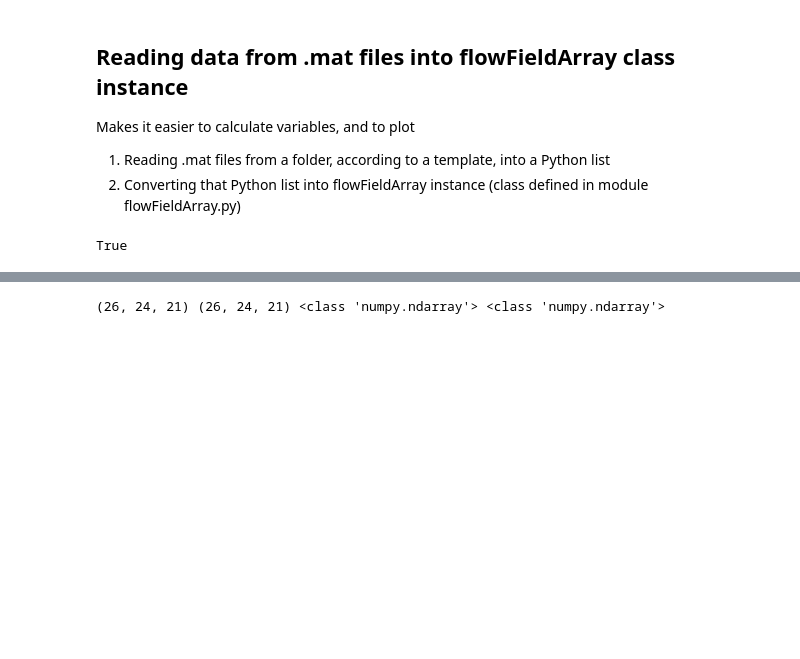
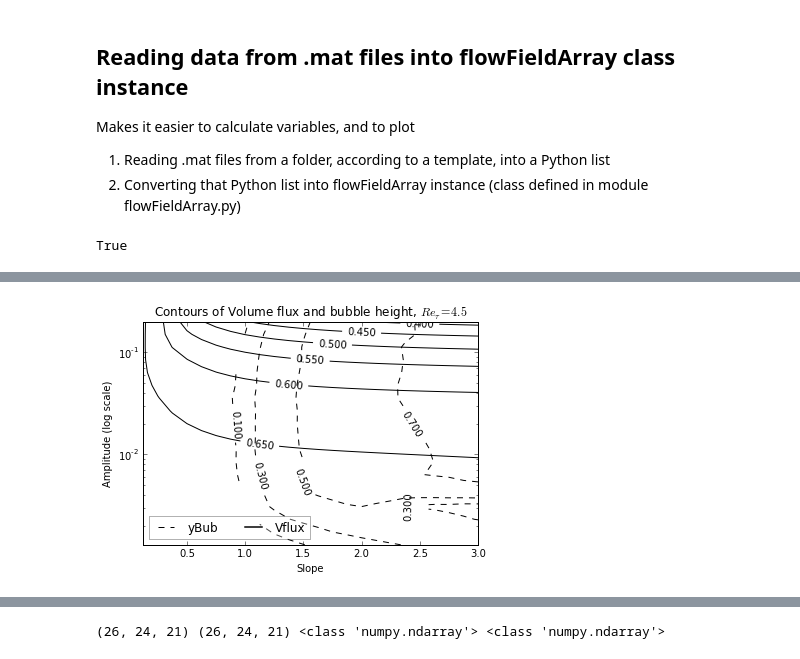
Before and after one commit to saba-vadarevu/Grooved-Channel-Flow, a Jupyter notebook: flowField.ipynb, the cells around one changed output, grey strips where cells are left out. Drawn from its saved outputs; the diff is of its cells as text; code cells hidden in the pictures; blank space fills up the shorter version.

```diff
--- a/flowField.ipynb
+++ b/flowField.ipynb
@@ -110,0 +237,88 @@ True
+# %%
+#fluxArr = vArr.getProperty('flux',withBase=True)
+
+import matplotlib.lines as mlines
+eOff = 7
+plt.figure()
+ax = plt.gca()
+plt.title ('Contours of Volume flux and bubble height, $Re_{\\tau}=4.5$')
+plt.xlabel ('Slope');  plt.ylabel ('Amplitude (log scale)')
+ax.set_yscale('log')
+CF = plt.contour(2.*gArr[eOff:],2.*epsArr[eOff:],fluxArr[eOff:,:,0],levels=[0.4,0.45,0.5,0.55,0.6,0.65],colors = 'k')
+plt.clabel(CF)
+plt.draw()
+
+CF = plt.contour(2.*gArr[eOff:],2.*epsArr[eOff:],ybub[eOff:,:,0],levels=[0.1,0.3,0.5,0.7],colors = 'k',linestyles = 'dashed')
+plt.clabel(CF)
+plt.draw()
+
+black_line = mlines.Line2D([], [], color='k', label='Vflux',linewidth = 1.5)
+dashed_line = mlines.Line2D([], [], color='k', label='yBub',linewidth = 1,linestyle = '--')
+plt.legend(handles=[dashed_line,black_line],framealpha = 0.3,loc = 'lower left', ncol = 2)#bbox_to_anchor=(0.24, 0.20),)
+plt.savefig('./figures/vFluxYbubReT4.pdf',format='pdf')
+plt.show()
+
+
+
+plt.figure()
+ax = plt.gca()
+plt.title ('Contours of Volume flux and bubble height, $Re_{\\tau}=8$')
+plt.xlabel ('Slope');  plt.ylabel ('Amplitude (log scale)')
+ax.set_yscale('log')
+CF = plt.contour(2.*gArr[eOff:],2.*epsArr[eOff:],fluxArr[eOff:,:,5],levels=[0.4,0.45,0.5,0.55,0.6,0.65],colors = 'k')
+plt.clabel(CF)
+plt.draw()
+
+CF = plt.contour(2.*gArr[eOff:],2.*epsArr[eOff:],ybub[eOff:,:,5],levels=[0.1,0.3,0.5,0.7],colors = 'k',linestyles = 'dashed')
+plt.clabel(CF)
+plt.draw()
+
+black_line = mlines.Line2D([], [], color='k', label='Vflux',linewidth = 1.5)
+dashed_line = mlines.Line2D([], [], color='k', label='yBub',linewidth = 1,linestyle = '--')
+plt.legend(handles=[dashed_line,black_line],framealpha = 0.3,loc = 'lower left', ncol = 2)#bbox_to_anchor=(0.24, 0.20),)
+plt.savefig('./figures/vFluxYbubReT8.pdf',format='pdf')
+plt.show()
+
+
+
+plt.figure()
+ax = plt.gca()
+plt.title ('Contours of Volume flux and bubble height, $Re_{\\tau}=14$')
+plt.xlabel ('Slope');  plt.ylabel ('Amplitude (log scale)')
+ax.set_yscale('log')
+CF = plt.contour(2.*gArr[eOff:],2.*epsArr[eOff:],fluxArr[eOff:,:,10],levels=[0.4,0.45,0.5,0.55,0.6,0.65],colors = 'k')
+plt.clabel(CF)
+plt.draw()
+
+CF = plt.contour(2.*gArr[eOff:],2.*epsArr[eOff:],ybub[eOff:,:,10],levels=[0.1,0.3,0.5,0.7],colors = 'k',linestyles = 'dashed')
+plt.clabel(CF)
+plt.draw()
+
+black_line = mlines.Line2D([], [], color='k', label='Vflux',linewidth = 1.5)
+dashed_line = mlines.Line2D([], [], color='k', label='yBub',linewidth = 1,linestyle = '--')
+plt.legend(handles=[dashed_line,black_line],framealpha = 0.3,loc = 'lower left', ncol = 2)#bbox_to_anchor=(0.24, 0.20),)
+plt.savefig('./figures/vFluxYbubReT14.pdf',format='pdf')
+plt.show()
+
+
+
+plt.figure()
+ax = plt.gca()
+plt.title ('Contours of Volume flux and bubble height, $Re_{\\tau}=45$')
+plt.xlabel ('Slope');  plt.ylabel ('Amplitude (log scale)')
+ax.set_yscale('log')
+CF = plt.contour(2.*gArr[eOff:],2.*epsArr[eOff:],fluxArr[eOff:,:,20],levels=[0.4,0.45,0.5,0.55,0.6,0.65],colors = 'k')
+plt.clabel(CF)
+plt.draw()
+
+CF = plt.contour(2.*gArr[eOff:],2.*epsArr[eOff:],ybub[eOff:,:,20],levels=[0.1,0.3,0.5,0.7],colors = 'k',linestyles = 'dashed')
+plt.clabel(CF)
+plt.draw()
+
+black_line = mlines.Line2D([], [], color='k', label='Vflux',linewidth = 1.5)
+dashed_line = mlines.Line2D([], [], color='k', label='yBub',linewidth = 1,linestyle = '--')
+plt.legend(handles=[dashed_line,black_line],framealpha = 0.3,loc = 'lower left', ncol = 2)#bbox_to_anchor=(0.24, 0.20),)
+plt.savefig('./figures/vFluxYbubReT45.pdf',format='pdf')
+plt.show()
+# %% [output]
+[figure, added]
```
Also changed, not shown: parts of 41 cells of this notebook, 1 other file.
